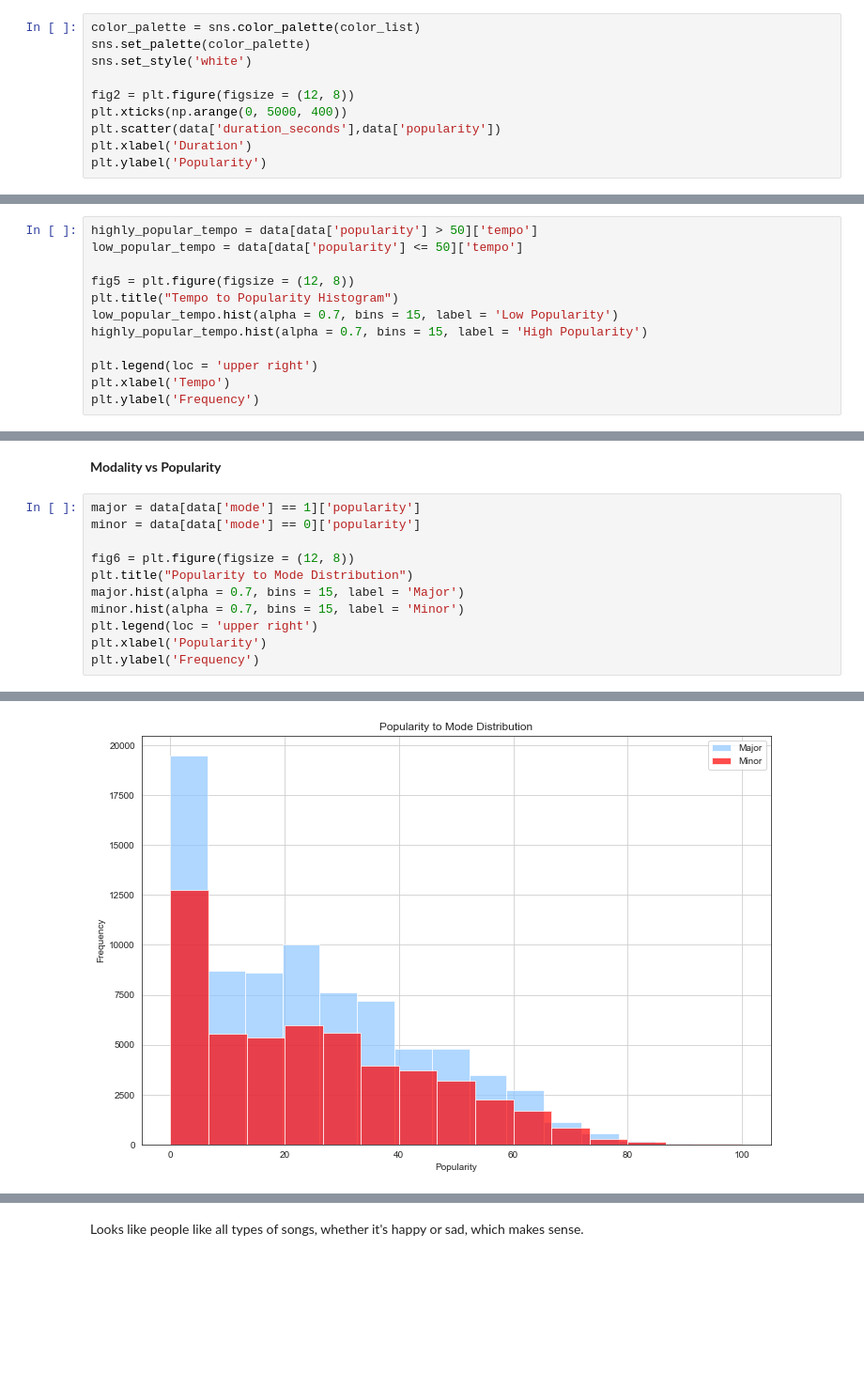
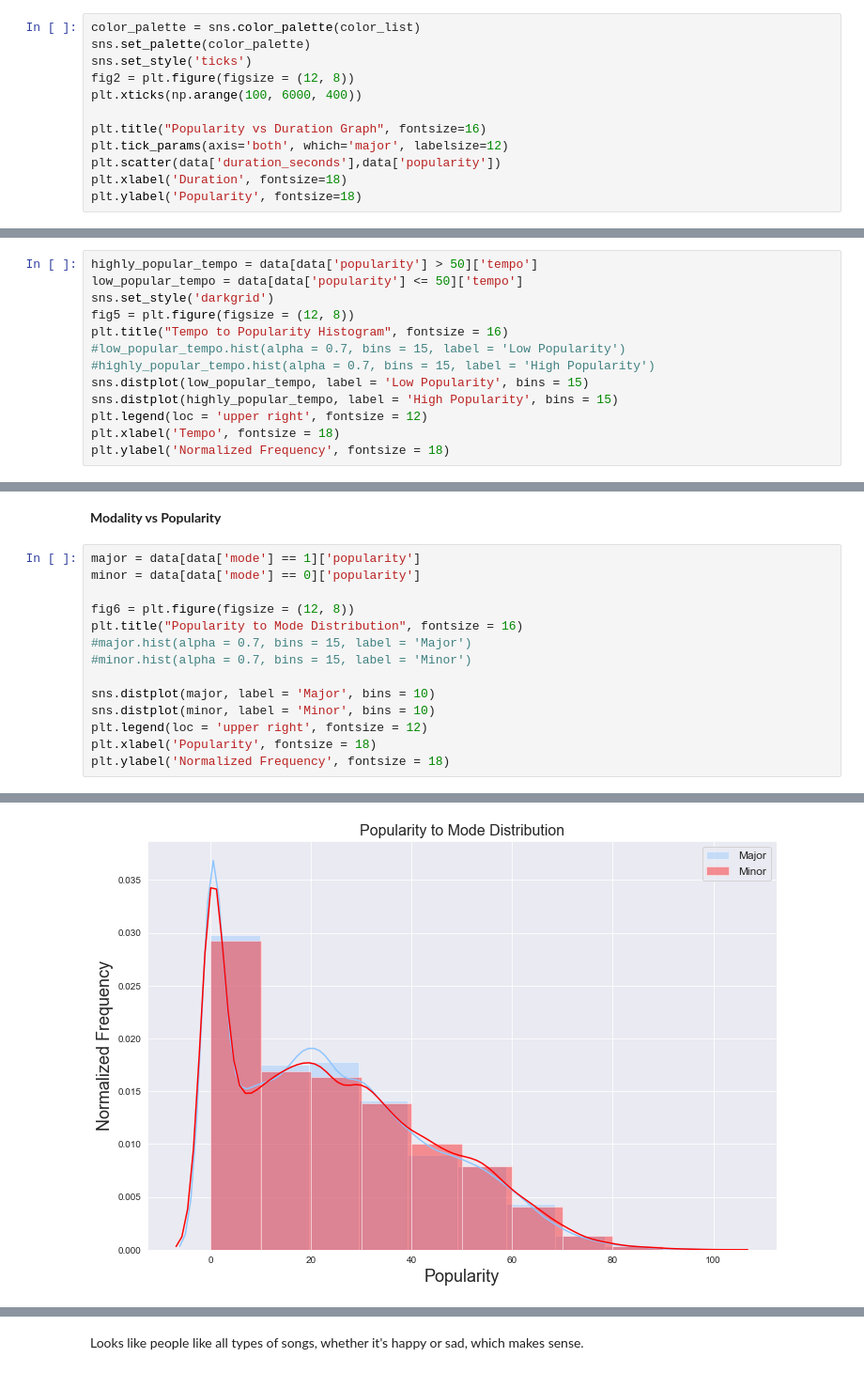
Before and after one commit to RQuery/Spotify-Song-Popularity-Prediction, a Jupyter notebook: Spotify Song Popularity Prediction.ipynb, the cells around one changed output, grey strips where cells are left out. Shown at 94% size. Cells and saved outputs as stored; diff of their text form; blank space fills up the shorter version.

```diff
--- a/Spotify Song Popularity Prediction.ipynb
+++ b/Spotify Song Popularity Prediction.ipynb
@@ -224,12 +228,14 @@ Next, let's look at **Popularity vs Duration** of a song.
 # %%
 color_palette = sns.color_palette(color_list)
 sns.set_palette(color_palette)
-sns.set_style('white')
+sns.set_style('ticks')
+fig2 = plt.figure(figsize = (12, 8))
+plt.xticks(np.arange(100, 6000, 400))
 
-fig2 = plt.figure(figsize = (12, 8))
-plt.xticks(np.arange(0, 5000, 400))
+plt.title("Popularity vs Duration Graph", fontsize=16)
+plt.tick_params(axis='both', which='major', labelsize=12)
 plt.scatter(data['duration_seconds'],data['popularity'])
-plt.xlabel('Duration')
-plt.ylabel('Popularity')
+plt.xlabel('Duration', fontsize=18)
+plt.ylabel('Popularity', fontsize=18)
 # %% [output]
 Text(0, 0.5, 'Popularity')
@@ -280,13 +291,14 @@ Very very high speechiness does not seem to ever be very popular. Speechiness of
 # %%
 highly_popular_tempo = data[data['popularity'] > 50]['tempo']
 low_popular_tempo = data[data['popularity'] <= 50]['tempo']
-
+sns.set_style('darkgrid')
 fig5 = plt.figure(figsize = (12, 8))
-plt.title("Tempo to Popularity Histogram")
-low_popular_tempo.hist(alpha = 0.7, bins = 15, label = 'Low Popularity')
-highly_popular_tempo.hist(alpha = 0.7, bins = 15, label = 'High Popularity')
-
-plt.legend(loc = 'upper right')
-plt.xlabel('Tempo')
-plt.ylabel('Frequency')
+plt.title("Tempo to Popularity Histogram", fontsize = 16)
+#low_popular_tempo.hist(alpha = 0.7, bins = 15, label = 'Low Popularity')
+#highly_popular_tempo.hist(alpha = 0.7, bins = 15, label = 'High Popularity')
+sns.distplot(low_popular_tempo, label = 'Low Popularity', bins = 15)
+sns.distplot(highly_popular_tempo, label = 'High Popularity', bins = 15)
+plt.legend(loc = 'upper right', fontsize = 12)
+plt.xlabel('Tempo', fontsize = 18)
+plt.ylabel('Normalized Frequency', fontsize = 18)
 # %% [output]
@@ -301,10 +313,13 @@ major = data[data['mode'] == 1]['popularity']
 minor = data[data['mode'] == 0]['popularity']
 
 fig6 = plt.figure(figsize = (12, 8))
-plt.title("Popularity to Mode Distribution")
-major.hist(alpha = 0.7, bins = 15, label = 'Major')
-minor.hist(alpha = 0.7, bins = 15, label = 'Minor')
-plt.legend(loc = 'upper right')
-plt.xlabel('Popularity')
-plt.ylabel('Frequency')
+plt.title("Popularity to Mode Distribution", fontsize = 16)
+#major.hist(alpha = 0.7, bins = 15, label = 'Major')
+#minor.hist(alpha = 0.7, bins = 15, label = 'Minor')
+
+sns.distplot(major, label = 'Major', bins = 10)
+sns.distplot(minor, label = 'Minor', bins = 10)
+plt.legend(loc = 'upper right', fontsize = 12)
+plt.xlabel('Popularity', fontsize = 18)
+plt.ylabel('Normalized Frequency', fontsize = 18)
 # %% [output]
@@ -312,2 +327,2 @@ Text(0, 0.5, 'Frequency')
-[figure, old version]
+[figure, new version]
 # %% [markdown]
```
Also changed, not shown: parts of 26 cells of this notebook.
